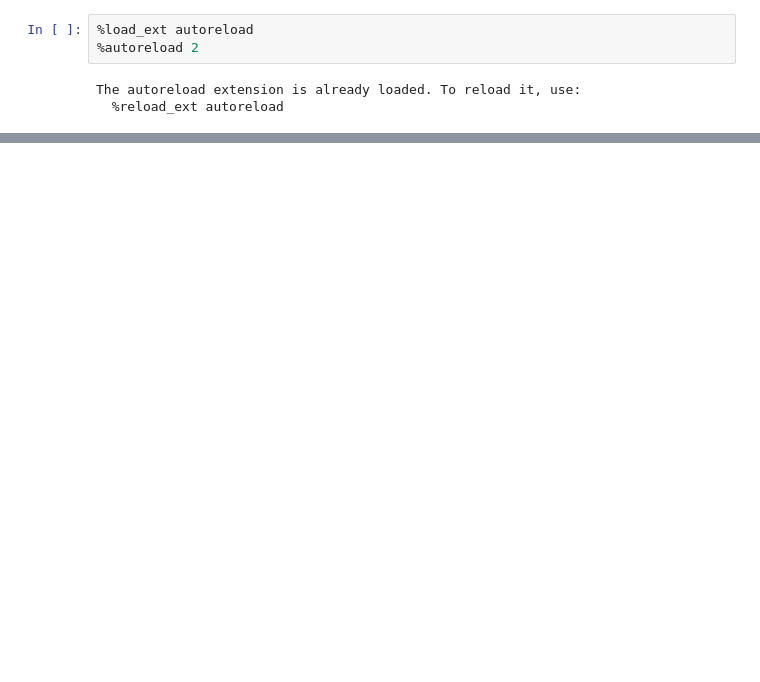
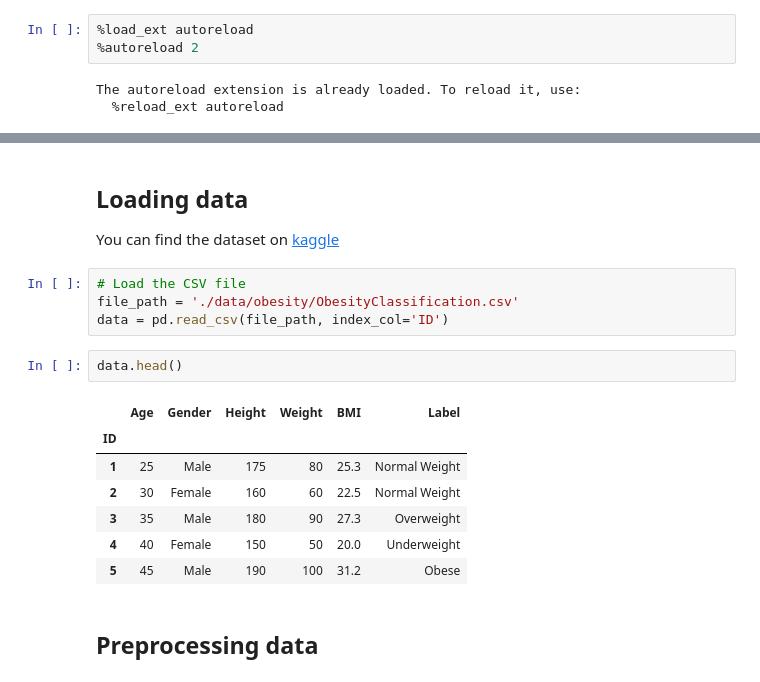
Before and after one commit to Tikai7/Pylamp, a Jupyter notebook: src/MultiClassExperiment.ipynb, the cells around one changed output, grey strips where cells are left out. Saved outputs shown, nothing was run; the diff lists cells and outputs as text; blank space fills up the shorter version.

```diff
--- a/src/MultiClassExperiment.ipynb
+++ b/src/MultiClassExperiment.ipynb
@@ -95,0 +21,20 @@ Accuracy = 0.905829596412556
+# %% [markdown]
+## Loading data
+
+You can find the dataset on [kaggle](https://www.kaggle.com/datasets/sujithmandala/obesity-classification-dataset)
+# %%
+# Load the CSV file
+file_path = './data/obesity/ObesityClassification.csv'
+data = pd.read_csv(file_path, index_col='ID')
+# %%
+data.head()
+# %% [output]
+|  | Age | Gender | Height | Weight | BMI | Label |
+| ID |  |  |  |  |  |  |
+| 1 | 25 | Male | 175 | 80 | 25.3 | Normal Weight |
+| 2 | 30 | Female | 160 | 60 | 22.5 | Normal Weight |
+| 3 | 35 | Male | 180 | 90 | 27.3 | Overweight |
+| 4 | 40 | Female | 150 | 50 | 20.0 | Underweight |
+| 5 | 45 | Male | 190 | 100 | 31.2 | Obese |
+# %% [markdown]
+## Preprocessing data
```
Also changed, not shown: parts of 23 cells of this notebook, 6 other files.
